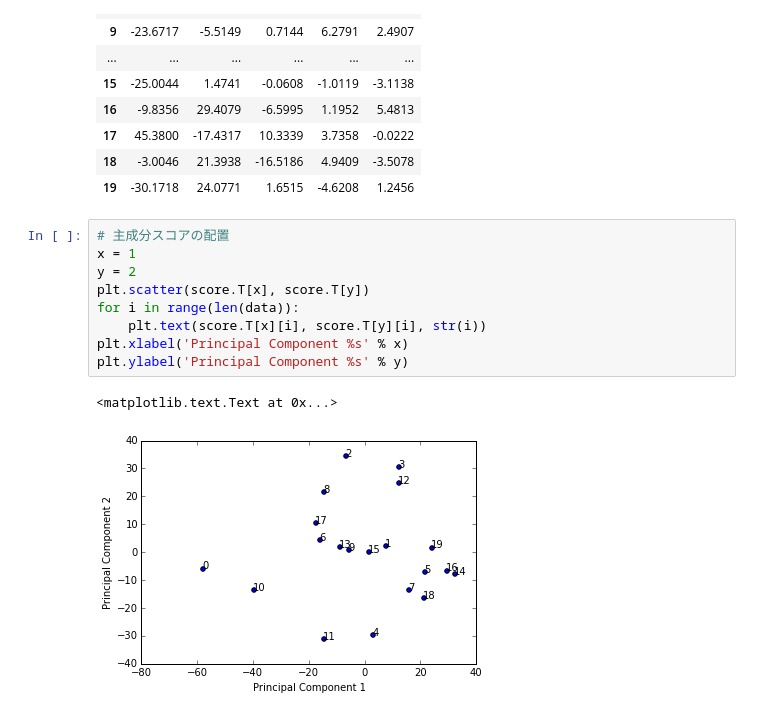
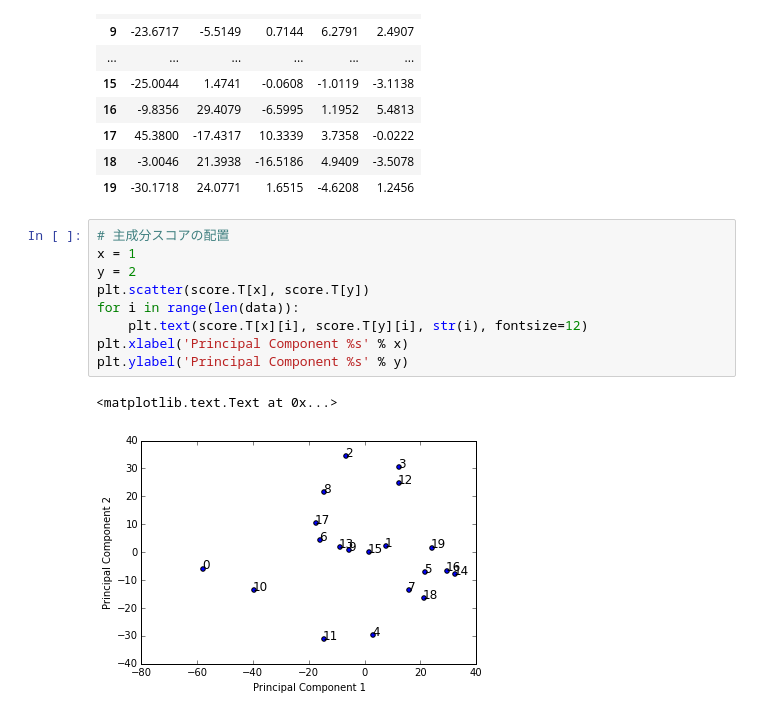
Before and after one commit to ogaway/MultivariateAnalysis, a Jupyter notebook: PCA.ipynb, the cells around one changed output. Drawn from its saved outputs; the diff is of its cells as text.

```diff
--- a/PCA.ipynb
+++ b/PCA.ipynb
@@ -88,12 +91,12 @@ pd.DataFrame(score)
 # %%
 # 主成分スコアの配置
 x = 1
 y = 2
 plt.scatter(score.T[x], score.T[y])
 for i in range(len(data)):
-    plt.text(score.T[x][i], score.T[y][i], str(i))
+    plt.text(score.T[x][i], score.T[y][i], str(i), fontsize=12)
 plt.xlabel('Principal Component %s' % x)
 plt.ylabel('Principal Component %s' % y)
 # %% [output]
 <matplotlib.text.Text at 0x...>
-[figure, old version]
+[figure, new version]
```
Also changed, not shown: parts of 1 cell of this notebook, 2 other files.
